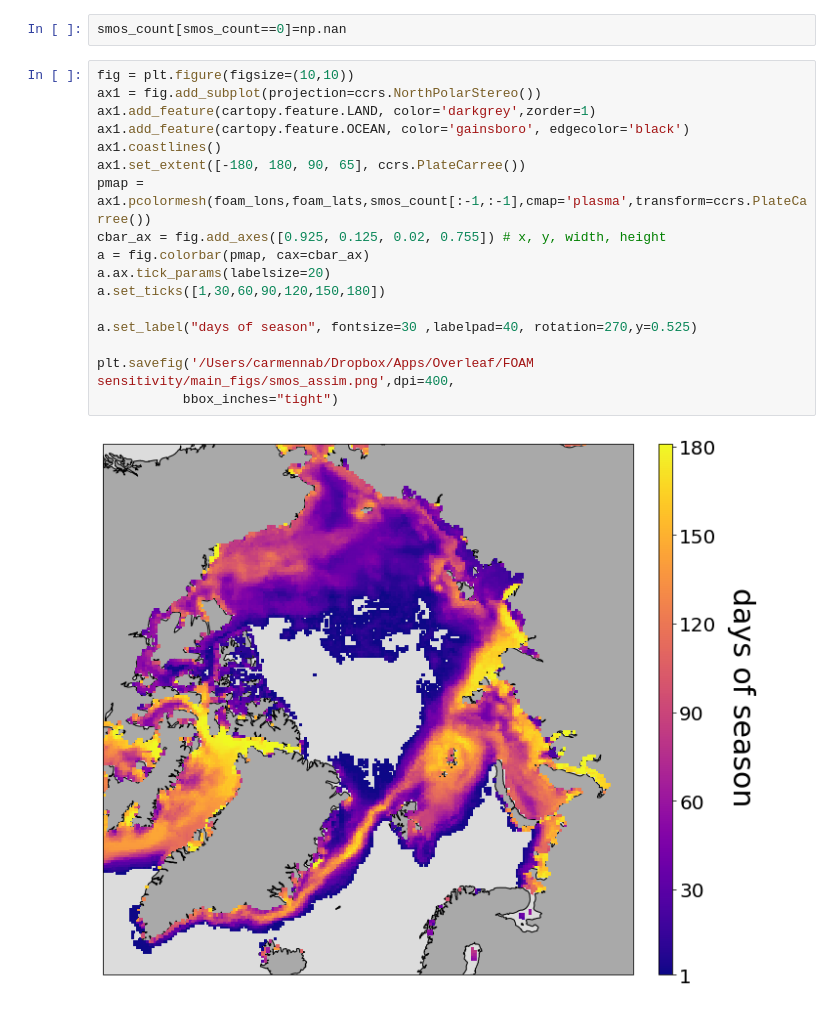
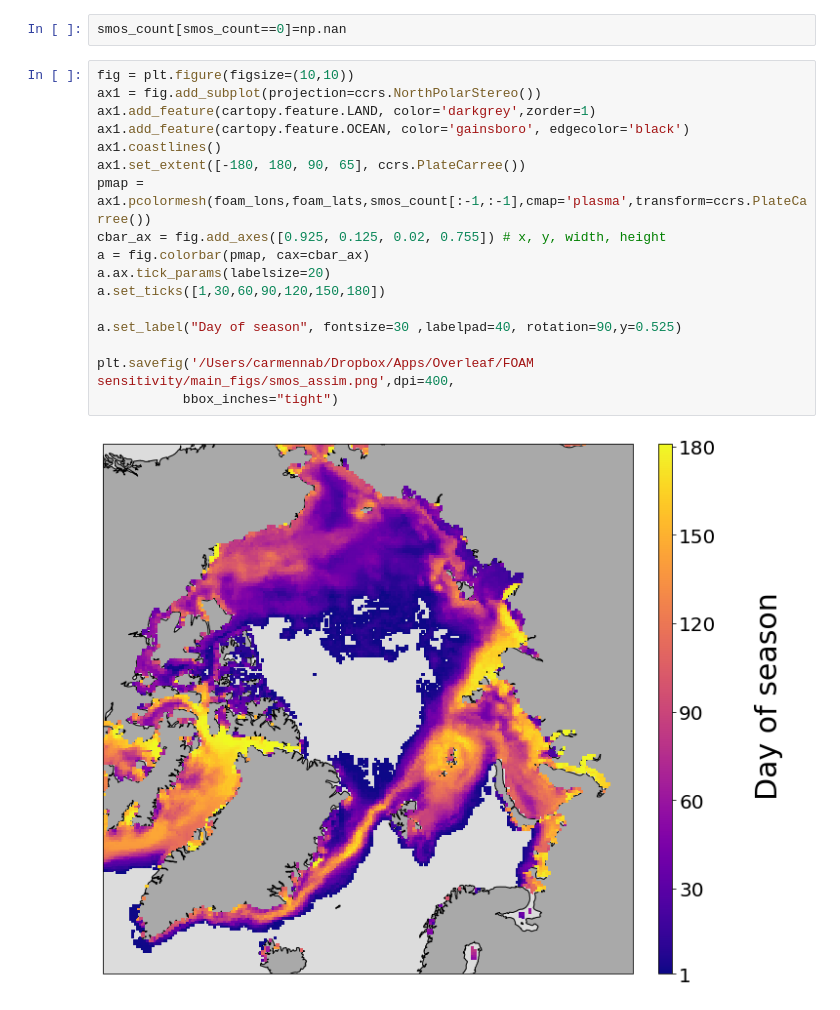
Before and after one commit to carmennab/foam_sensitivity, a Jupyter notebook: main_figs/F1_smos_assim.ipynb, the cells around one changed output. Cells and saved outputs as stored; diff of their text form.

```diff
--- a/main_figs/F1_smos_assim.ipynb
+++ b/main_figs/F1_smos_assim.ipynb
@@ -34,19 +34,19 @@ smos_count[smos_count==0]=np.nan
 # %%
 fig = plt.figure(figsize=(10,10))
 ax1 = fig.add_subplot(projection=ccrs.NorthPolarStereo())
 ax1.add_feature(cartopy.feature.LAND, color='darkgrey',zorder=1)
 ax1.add_feature(cartopy.feature.OCEAN, color='gainsboro', edgecolor='black')
 ax1.coastlines()
 ax1.set_extent([-180, 180, 90, 65], ccrs.PlateCarree())
 pmap = ax1.pcolormesh(foam_lons,foam_lats,smos_count[:-1,:-1],cmap='plasma',transform=ccrs.PlateCarree())
 cbar_ax = fig.add_axes([0.925, 0.125, 0.02, 0.755]) # x, y, width, height
 a = fig.colorbar(pmap, cax=cbar_ax)
 a.ax.tick_params(labelsize=20)
 a.set_ticks([1,30,60,90,120,150,180])
 
-a.set_label("days of season", fontsize=30 ,labelpad=40, rotation=270,y=0.525)
+a.set_label("Day of season", fontsize=30 ,labelpad=40, rotation=90,y=0.525)
 
 plt.savefig('/Users/carmennab/Dropbox/Apps/Overleaf/FOAM sensitivity/main_figs/smos_assim.png',dpi=400,
            bbox_inches="tight")
 # %% [output]
-[figure, old version]
+[figure, new version]
```
